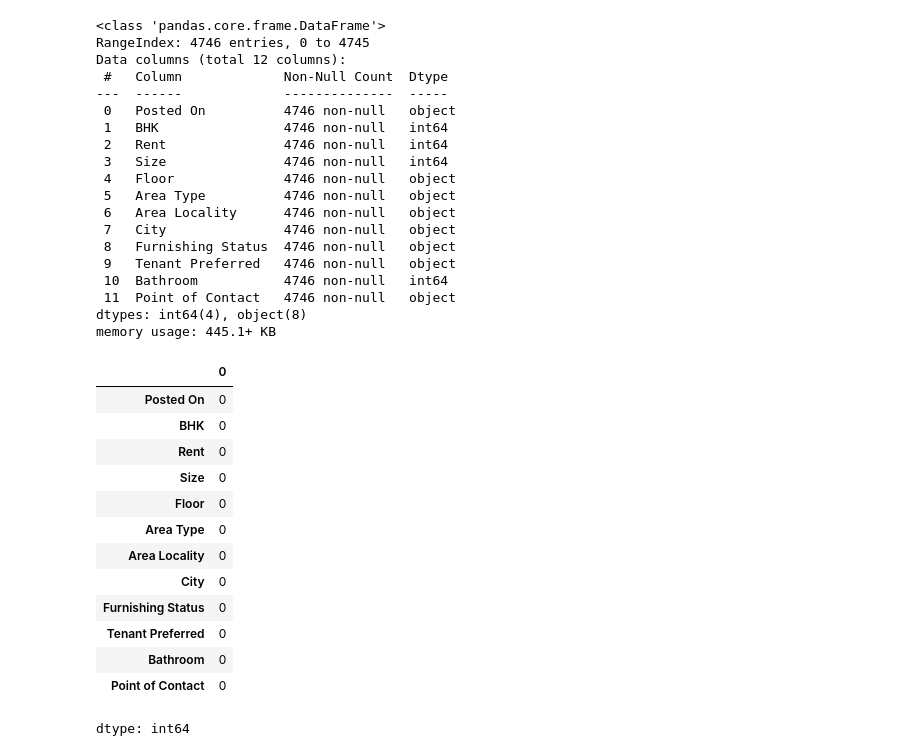
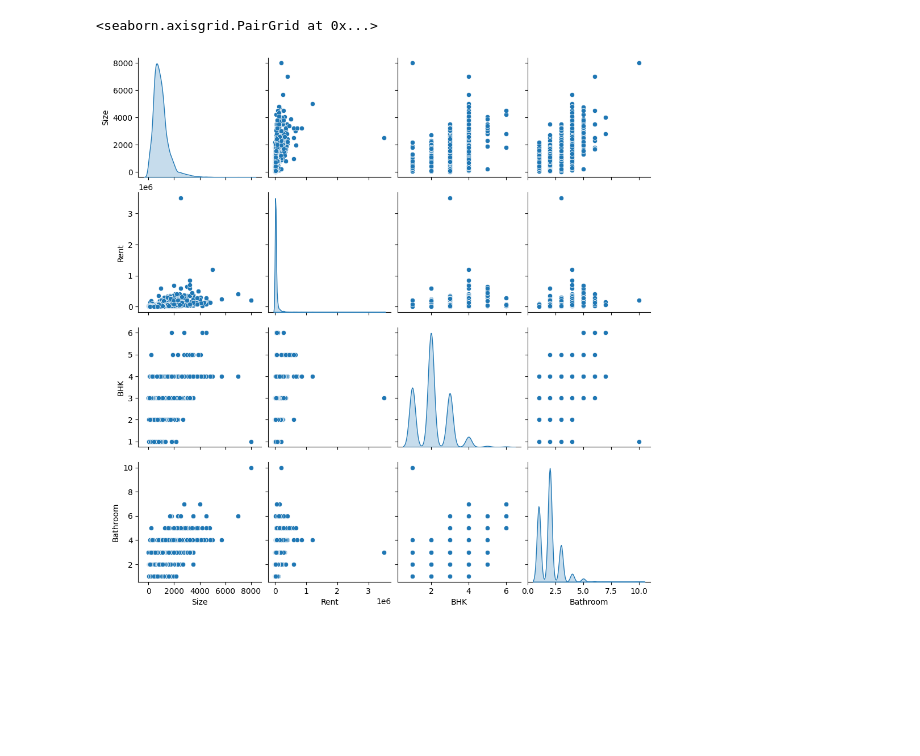
Before and after one commit to razan-wari/Gaza-Sky-Geeks, a Jupyter notebook: Welcome_To_Colab.ipynb, the cells around one changed output. Cells and saved outputs as stored; diff of their text form; code cells hidden in the pictures; blank space fills up the shorter version.

```diff
--- a/Welcome_To_Colab.ipynb
+++ b/Welcome_To_Colab.ipynb
@@ -1,54 +1,18 @@
 # %% [markdown]
 <a href="https://colab.research.google.com/github/razan-wari/Gaza-Sky-Geeks/blob/main/Welcome_To_Colab.ipynb" target="_parent"><img src="https://colab.research.google.com/assets/colab-badge.svg" alt="Open In Colab"/></a>
-# %%
-# Import libraries
-import pandas as pd
-import matplotlib.pyplot as plt
-import numpy as np
-import seaborn as sns
-import missingno as msno
-import datetime as dt
-# Read in the dataset
-airbnb = pd.read_csv('/content/House Rent.csv')
-# Print the header of the DataFrame
-airbnb.head()
-# Print data types of DataFrame
-airbnb.dtypes
-# Print info of DataFrame
-airbnb.info()
-# Print number of missing values
-airbnb.isna().sum()
-# %% [output]
-<class 'pandas.core.frame.DataFrame'>
-RangeIndex: 4746 entries, 0 to 4745
-Data columns (total 12 columns):
- #   Column             Non-Null Count  Dtype
----  ------             --------------  -----
- 0   Posted On          4746 non-null   object
- 1   BHK                4746 non-null   int64
- 2   Rent               4746 non-null   int64
- 3   Size               4746 non-null   int64
- 4   Floor              4746 non-null   object
- 5   Area Type          4746 non-null   object
- 6   Area Locality      4746 non-null   object
- 7   City               4746 non-null   object
- 8   Furnishing Status  4746 non-null   object
- 9   Tenant Preferred   4746 non-null   object
- 10  Bathroom           4746 non-null   int64
- 11  Point of Contact   4746 non-null   object
-dtypes: int64(4), object(8)
-memory usage: 445.1+ KB
-|  | 0 |
-| Posted On | 0 |
-| BHK | 0 |
-| Rent | 0 |
-| Size | 0 |
-| Floor | 0 |
-| Area Type | 0 |
-| Area Locality | 0 |
-| City | 0 |
-| Furnishing Status | 0 |
-| Tenant Preferred | 0 |
-| Bathroom | 0 |
-| Point of Contact | 0 |
-dtype: int64
+# %%
+import matplotlib.pyplot as plt
+import pandas as pd
+import matplotlib.pyplot as plt
+import pandas as pd
+import seaborn as sns
+import numpy as np
+dataset = pd.read_csv('/content/House Rent.csv')
+dataset.head()
+
+train_dataset = dataset.sample(frac=0.8,random_state=0)
+test_dataset = dataset.drop(train_dataset.index)
+sns.pairplot(train_dataset[["Size", "Rent", "BHK", "Bathroom"]], diag_kind="kde")
+# %% [output]
+<seaborn.axisgrid.PairGrid at 0x...>
+[figure, added]
```
